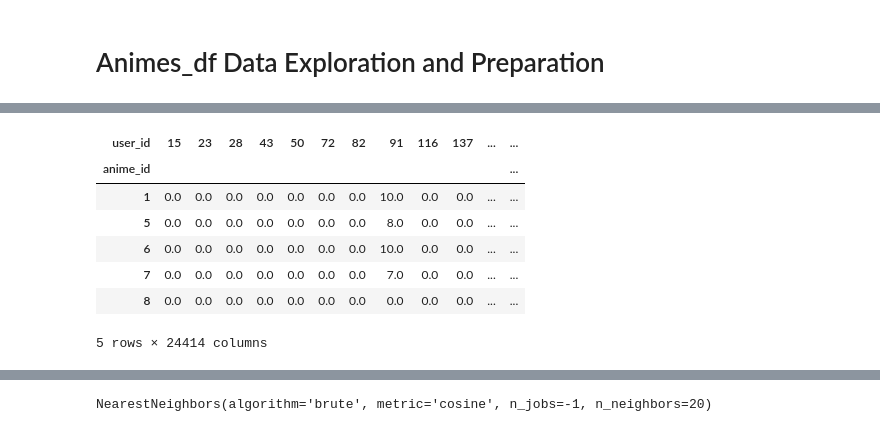
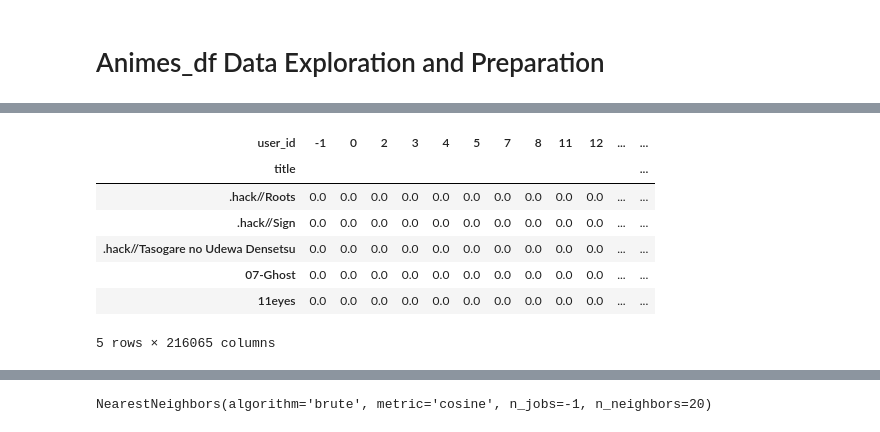
Before and after one commit to RicardoLuisAraujo/Anime_recommender, a Jupyter notebook: notebooks/knn.ipynb, the cells around one changed output, grey strips where cells are left out. Saved outputs shown, nothing was run; the diff lists cells and outputs as text; code cells hidden in the pictures.

```diff
--- a/notebooks/knn.ipynb
+++ b/notebooks/knn.ipynb
@@ -32,3 +73,2 @@ reviews_df.shape
 # %%
-reviews_df = reviews_df.head(8000000)
-reviews_df.head()
+reviews_df = reviews_df[reviews_df.type=='TV']
@@ -58,0 +92,10 @@ reviews_df[reviews_df['anime_id']==21]
+# %%
+#reviews_df['title'].value_counts(ascending=False).quantile(.7)
+
+# you can actually see various quantiles
+display(reviews_df['title'].value_counts(ascending=False).quantile([.25, .4, .5, .6, .75]))
+
+
+third_quantile = reviews_df['title'].value_counts(ascending=False).quantile([.25, .4, .5, .6, .75]).values[3]
+title_counts = reviews_df['title'].value_counts()
+reviews_df = reviews_df[reviews_df['title'].isin(title_counts.index[title_counts.gt(third_quantile)])]
@@ -59,4 +162,6 @@ reviews_df[reviews_df['anime_id']==21]
+# %%
+reviews_df = reviews_df.sample(frac=1).head(5000000)
 # %%
-final_dataset = reviews_df.pivot(index='anime_id', columns='user_id', values='my_score')
+final_dataset = reviews_df.pivot(index='title', columns='user_id', values='my_score')
 final_dataset.head()
 # %% [output]
@@ -71,12 +180,13 @@ final_dataset.head()
 # %%
-final_dataset.fillna(0,inplace=True)
+#final_dataset.fillna(0,inplace=True)
+final_dataset.values[final_dataset.isna()] = 0
 final_dataset.head()
 # %% [output]
-| user_id | 15 | 23 | 28 | 43 | 50 | 72 | 82 | 91 | 116 | 137 | ... | ... |
-| anime_id |  |  |  |  |  |  |  |  |  |  |  | ... |
-| 1 | 0.0 | 0.0 | 0.0 | 0.0 | 0.0 | 0.0 | 0.0 | 10.0 | 0.0 | 0.0 | ... | ... |
-| 5 | 0.0 | 0.0 | 0.0 | 0.0 | 0.0 | 0.0 | 0.0 | 8.0 | 0.0 | 0.0 | ... | ... |
-| 6 | 0.0 | 0.0 | 0.0 | 0.0 | 0.0 | 0.0 | 0.0 | 10.0 | 0.0 | 0.0 | ... | ... |
-| 7 | 0.0 | 0.0 | 0.0 | 0.0 | 0.0 | 0.0 | 0.0 | 7.0 | 0.0 | 0.0 | ... | ... |
-| 8 | 0.0 | 0.0 | 0.0 | 0.0 | 0.0 | 0.0 | 0.0 | 0.0 | 0.0 | 0.0 | ... | ... |
+| user_id | -1 | 0 | 2 | 3 | 4 | 5 | 7 | 8 | 11 | 12 | ... | ... |
+| title |  |  |  |  |  |  |  |  |  |  |  | ... |
+| .hack//Roots | 0.0 | 0.0 | 0.0 | 0.0 | 0.0 | 0.0 | 0.0 | 0.0 | 0.0 | 0.0 | ... | ... |
+| .hack//Sign | 0.0 | 0.0 | 0.0 | 0.0 | 0.0 | 0.0 | 0.0 | 0.0 | 0.0 | 0.0 | ... | ... |
+| .hack//Tasogare no Udewa Densetsu | 0.0 | 0.0 | 0.0 | 0.0 | 0.0 | 0.0 | 0.0 | 0.0 | 0.0 | 0.0 | ... | ... |
+| 07-Ghost | 0.0 | 0.0 | 0.0 | 0.0 | 0.0 | 0.0 | 0.0 | 0.0 | 0.0 | 0.0 | ... | ... |
+| 11eyes | 0.0 | 0.0 | 0.0 | 0.0 | 0.0 | 0.0 | 0.0 | 0.0 | 0.0 | 0.0 | ... | ... |
-5 rows × 24414 columns
+5 rows × 216065 columns
```
Also changed, not shown: parts of 28 cells of this notebook.
